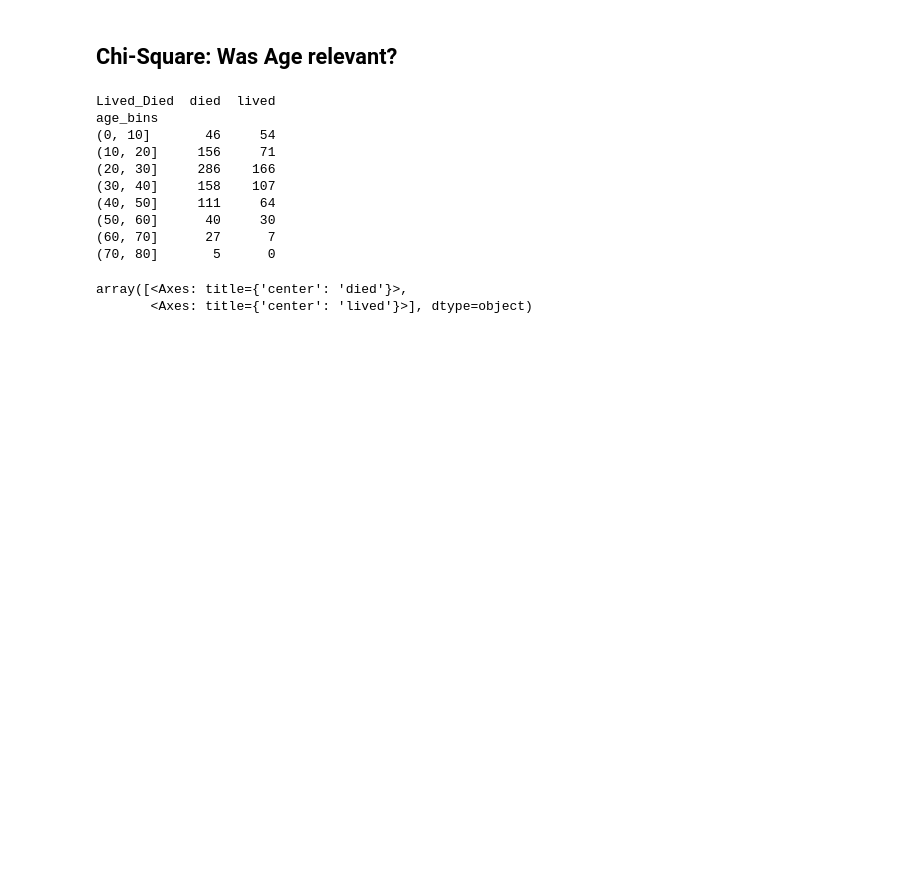
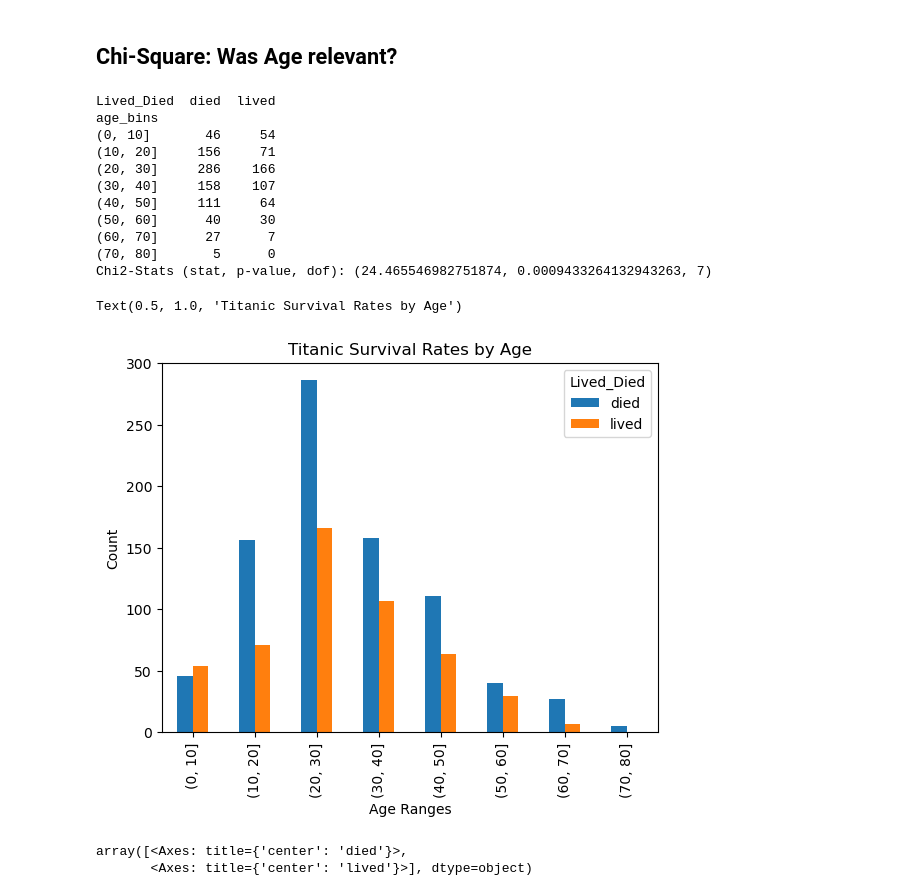
Before and after one commit to CS4580/my-notes-TysonWeber, a Jupyter notebook: module6/titantic_passenger_analysis.ipynb, the cells around one changed output. Saved outputs shown, nothing was run; the diff lists cells and outputs as text; code cells hidden in the pictures; blank space fills up the shorter version.

```diff
--- a/module6/titantic_passenger_analysis.ipynb
+++ b/module6/titantic_passenger_analysis.ipynb
@@ -81,10 +81,12 @@ print(stats.chi2_contingency(contingency_table)[0:3])
 # Check the age column. It is already fixed for the age at the time of the incident.
 
 # Create the bins
-passenger_df['age_bins'] = pd.cut(x=passenger_df['Age'], bins=[0, 10, 20, 30, 40, 50, 60, 70, 80])
+# passenger_df['age_bins'] = pd.cut(x=passenger_df['Age'], bins=[0, 10, 20, 30, 40, 50, 60, 70, 80])
+passenger_df['age_bins'] = pd.cut(x=passenger_df['Age'], bins=range(0,90,10))
+
 contingency_table = pd.crosstab(passenger_df['age_bins'], passenger_df['Lived_Died'])
-
 print(contingency_table)
+print(f'Chi2-Stats (stat, p-value, dof): {stats.chi2_contingency(contingency_table)[0:3]}')
 # %% [output]
 Lived_Died  died  lived
 age_bins
@@ -96,6 +98,15 @@ age_bins
 (50, 60]      40     30
 (60, 70]      27      7
 (70, 80]       5      0
+Chi2-Stats (stat, p-value, dof): (24.465546982751874, 0.0009433264132943263, 7)
+# %%
+passenger_df.groupby(['age_bins', 'Lived_Died']).size().unstack().plot(kind='bar', stacked=False)
+plt.ylabel('Count')
+plt.xlabel('Age Ranges')
+plt.title('Titanic Survival Rates by Age')
+# %% [output]
+Text(0.5, 1.0, 'Titanic Survival Rates by Age')
+[figure, added]
 # %%
 passenger_df.hist(column='Age', bins=[0, 10, 20, 30, 40, 50, 60, 70, 80], by='Lived_Died')
 # %% [output]
```
Also changed, not shown: parts of 19 cells of this notebook, 3 other files.
